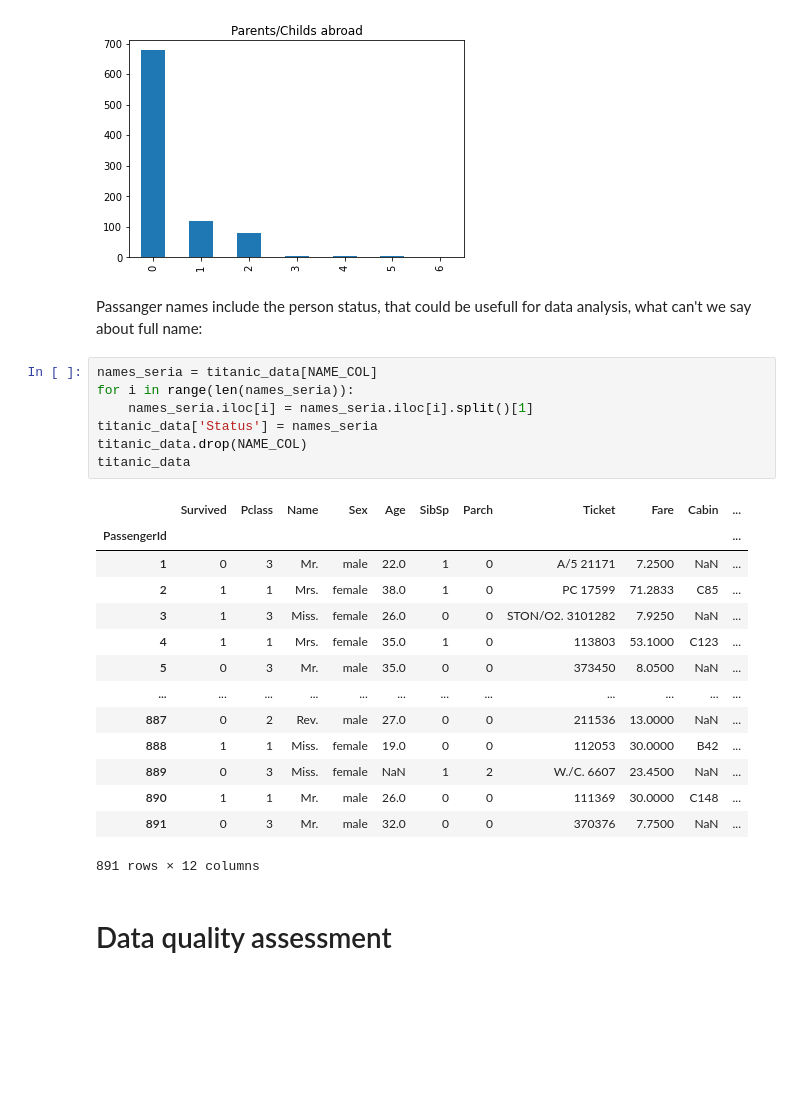
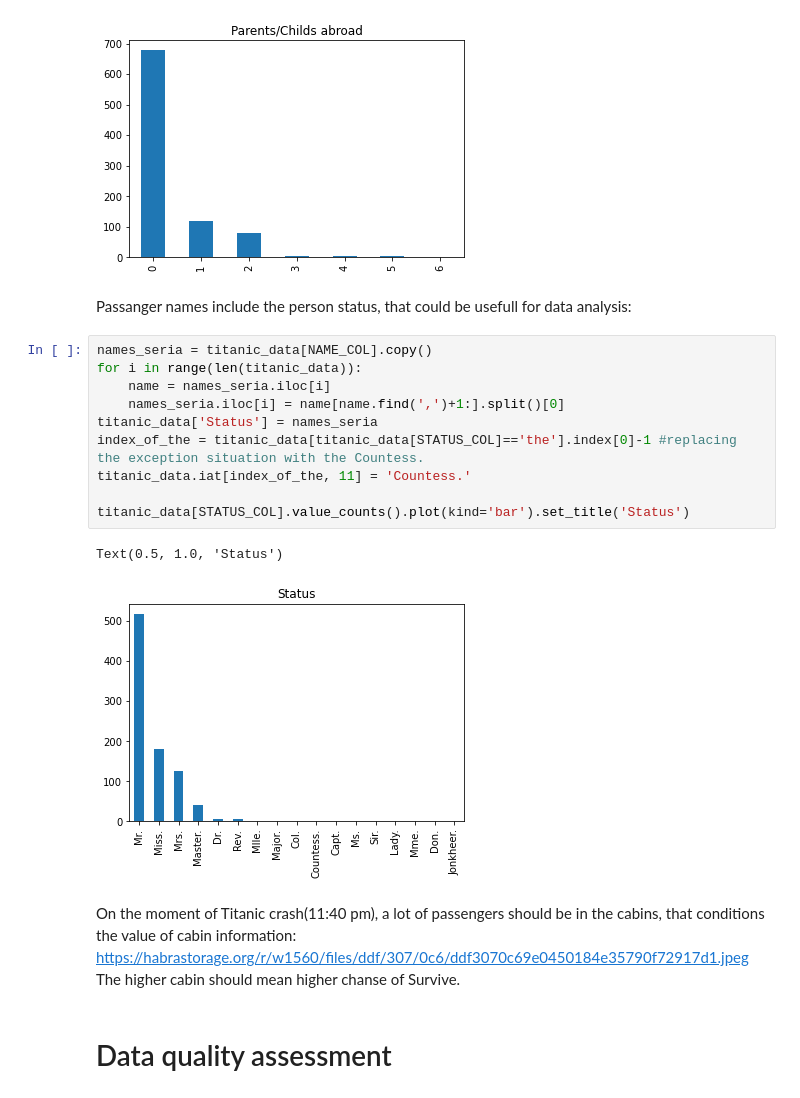
Before and after one commit to kasia-pankevich/ml-intro, a Jupyter notebook: 2_data_exploration/eda.ipynb, the cells around one changed output. Drawn from its saved outputs; the diff is of its cells as text; blank space fills up the shorter version.

Commit message:
context ready, data quality added

```diff
--- a/2_data_exploration/eda.ipynb
+++ b/2_data_exploration/eda.ipynb
@@ -109,28 +109,23 @@ titanic_data[PARCH_COL].value_counts().sort_index().plot(kind='bar').set_title('
 Text(0.5, 1.0, 'Parents/Childs abroad')
 [figure]
 # %% [markdown]
-Passanger names include the person status, that could be usefull for data analysis, what can't we say about full name:
+Passanger names include the person status, that could be usefull for data analysis:
-# %%
-names_seria = titanic_data[NAME_COL]
-for i in range(len(names_seria)):
-    names_seria.iloc[i] = names_seria.iloc[i].split()[1]
-titanic_data['Status'] = names_seria
-titanic_data.drop(NAME_COL)
-titanic_data
-# %% [output]
-|  | Survived | Pclass | Name | Sex | Age | SibSp | Parch | Ticket | Fare | Cabin | ... |
-| PassengerId |  |  |  |  |  |  |  |  |  |  | ... |
-| 1 | 0 | 3 | Mr. | male | 22.0 | 1 | 0 | A/5 21171 | 7.2500 | NaN | ... |
-| 2 | 1 | 1 | Mrs. | female | 38.0 | 1 | 0 | PC 17599 | 71.2833 | C85 | ... |
-| 3 | 1 | 3 | Miss. | female | 26.0 | 0 | 0 | STON/O2. 3101282 | 7.9250 | NaN | ... |
-| 4 | 1 | 1 | Mrs. | female | 35.0 | 1 | 0 | 113803 | 53.1000 | C123 | ... |
-| 5 | 0 | 3 | Mr. | male | 35.0 | 0 | 0 | 373450 | 8.0500 | NaN | ... |
-| ... | ... | ... | ... | ... | ... | ... | ... | ... | ... | ... | ... |
-| 887 | 0 | 2 | Rev. | male | 27.0 | 0 | 0 | 211536 | 13.0000 | NaN | ... |
-| 888 | 1 | 1 | Miss. | female | 19.0 | 0 | 0 | 112053 | 30.0000 | B42 | ... |
-| 889 | 0 | 3 | Miss. | female | NaN | 1 | 2 | W./C. 6607 | 23.4500 | NaN | ... |
-| 890 | 1 | 1 | Mr. | male | 26.0 | 0 | 0 | 111369 | 30.0000 | C148 | ... |
-| 891 | 0 | 3 | Mr. | male | 32.0 | 0 | 0 | 370376 | 7.7500 | NaN | ... |
-891 rows × 12 columns
+# %%
+names_seria = titanic_data[NAME_COL].copy()
+for i in range(len(titanic_data)):
+    name = names_seria.iloc[i]
+    names_seria.iloc[i] = name[name.find(',')+1:].split()[0]
+titanic_data['Status'] = names_seria
+index_of_the = titanic_data[titanic_data[STATUS_COL]=='the'].index[0]-1 #replacing the exception situation with the Countess.
+titanic_data.iat[index_of_the, 11] = 'Countess.'
+
+titanic_data[STATUS_COL].value_counts().plot(kind='bar').set_title('Status')
+# %% [output]
+Text(0.5, 1.0, 'Status')
+[figure, added]
+# %% [markdown]
+On the moment of Titanic crash(11:40 pm), a lot of passengers should be in the cabins, that conditions the value of cabin information:
+https://habrastorage.org/r/w1560/files/ddf/307/0c6/ddf3070c69e0450184e35790f72917d1.jpeg
+The higher cabin should mean higher chanse of Survive.
 # %% [markdown]
 # Data quality assessment
```
Also changed, not shown: parts of 14 cells of this notebook.
